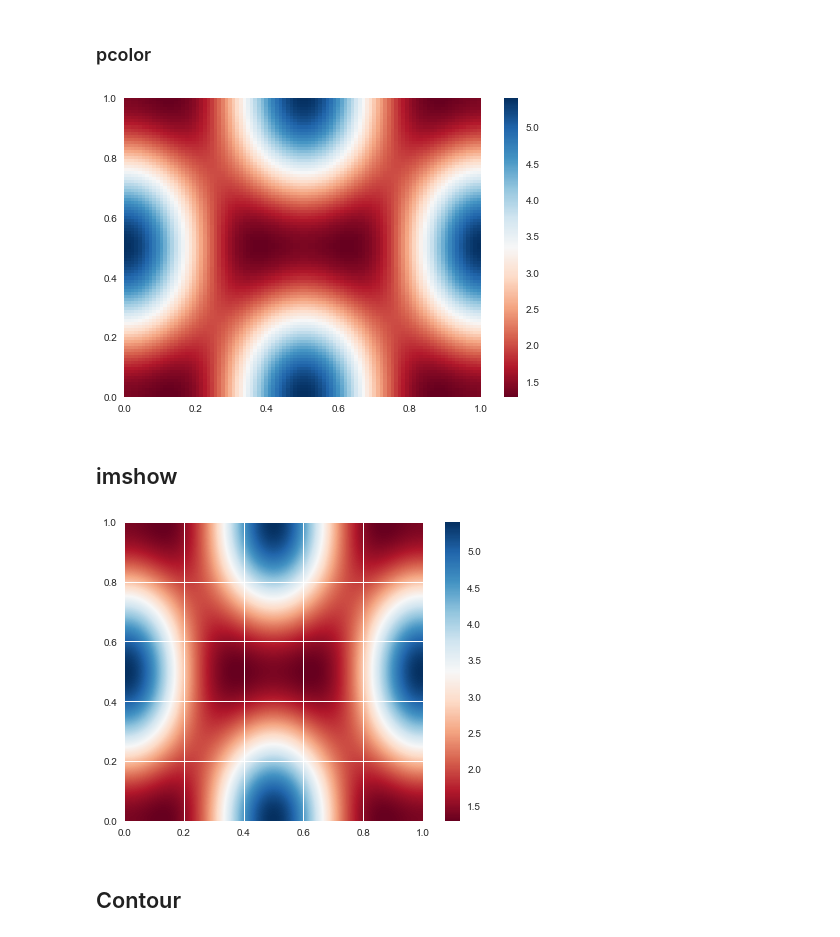
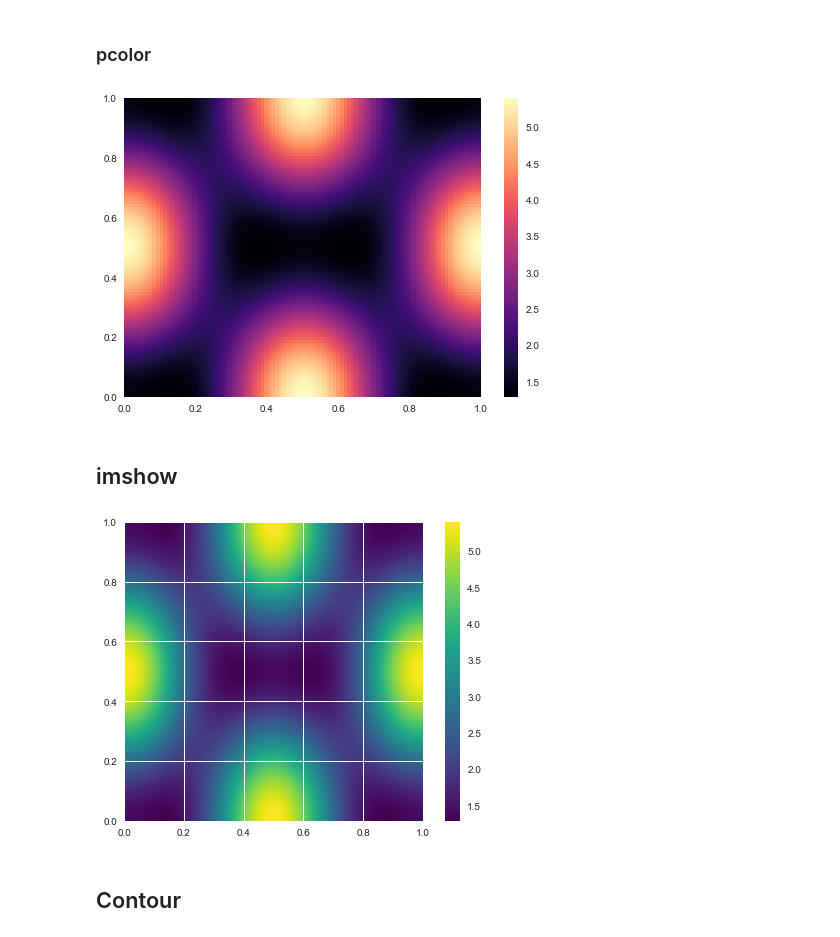
Before and after one commit to subhamsarangi/Visualize, a Jupyter notebook: plt/2. matplotlib_advanced.ipynb, the cells around one changed output. Cells and saved outputs as stored; diff of their text form; code cells hidden in the pictures.

```diff
--- a/plt/2. matplotlib_advanced.ipynb
+++ b/plt/2. matplotlib_advanced.ipynb
@@ -254,28 +258,27 @@ Z = flux_qubit_potential(X, Y).T
 # %% [markdown]
 ### pcolor
 # %%
-import matplotlib
 fig, ax = plt.subplots()
 
-p = ax.pcolor(X/(2*np.pi), Y/(2*np.pi), Z, cmap=matplotlib.cm.RdBu, vmin=abs(Z).min(), vmax=abs(Z).max())
+p = ax.pcolor(X/(2*np.pi), Y/(2*np.pi), Z, cmap='magma', vmin=abs(Z).min(), vmax=abs(Z).max())
 cb = fig.colorbar(p, ax=ax)
 
 fig.savefig('images/11 pcolor.png',dpi=200)
 # %% [output]
-[figure, old version]
+[figure, new version]
 # %% [markdown]
 ## imshow
 # %%
 fig, ax = plt.subplots()
 
-im = ax.imshow(Z, cmap=matplotlib.cm.RdBu, vmin=abs(Z).min(), vmax=abs(Z).max(), extent=[0, 1, 0, 1])
+im = ax.imshow(Z, cmap='viridis', vmin=abs(Z).min(), vmax=abs(Z).max(), extent=[0, 1, 0, 1])
 im.set_interpolation('bilinear')
 
 cb = fig.colorbar(im, ax=ax)
 
 fig.savefig('images/12 imshow.png',dpi=200)
 # %% [output]
-[figure, old version]
+[figure, new version]
 # %% [markdown]
 ## Contour
 # %%
```
Also changed, not shown: parts of 4 cells of this notebook, 5 other files.
